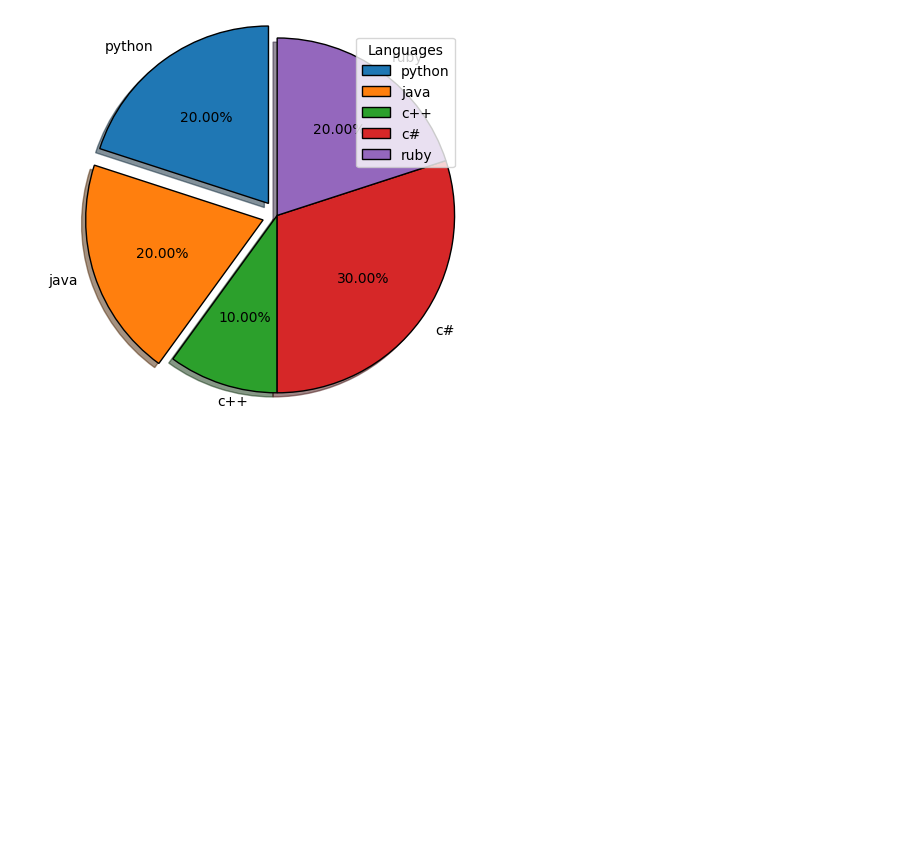
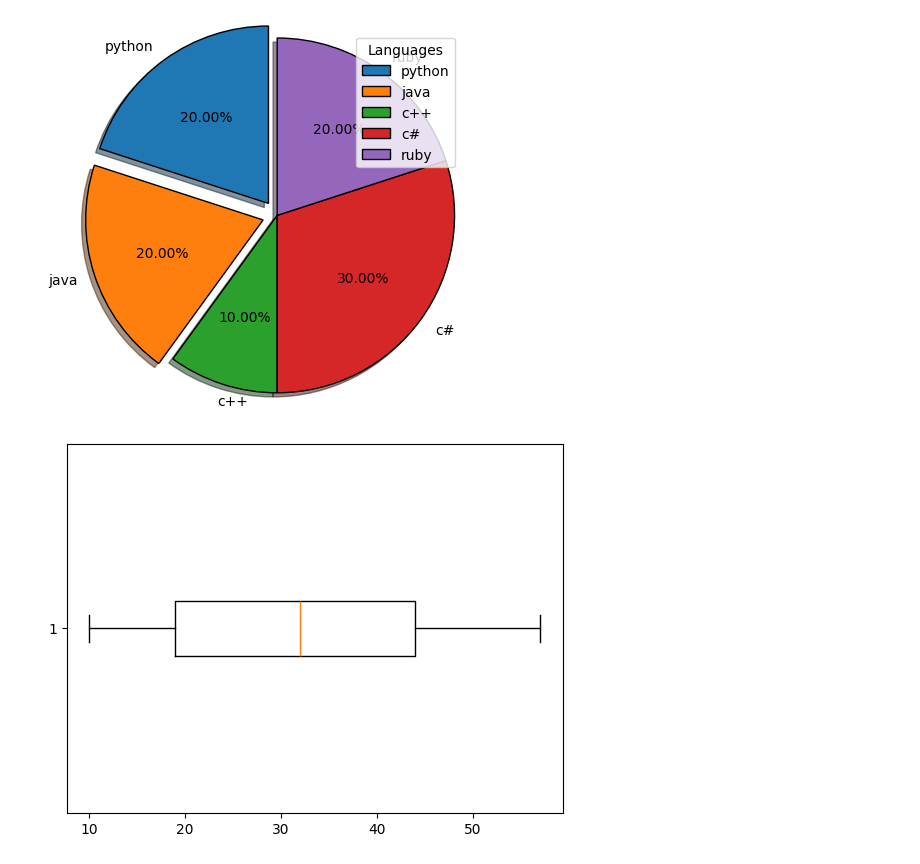
Before and after one commit to Sakib-Hossaine/Machine_Learing_Lab, a Jupyter notebook: new.ipynb, the cells around one changed output. Saved outputs shown, nothing was run; the diff lists cells and outputs as text; code cells hidden in the pictures; blank space fills up the shorter version.

```diff
--- a/new.ipynb
+++ b/new.ipynb
@@ -172,3 +172,8 @@ plt.legend(title="Languages",loc="upper right")
 plt.show()
 # %% [output]
 [figure]
+# %%
+plt.boxplot(no,vert=False)
+plt.show()
+# %% [output]
+[figure, added]
```
Also changed, not shown: parts of 5 cells of this notebook.
